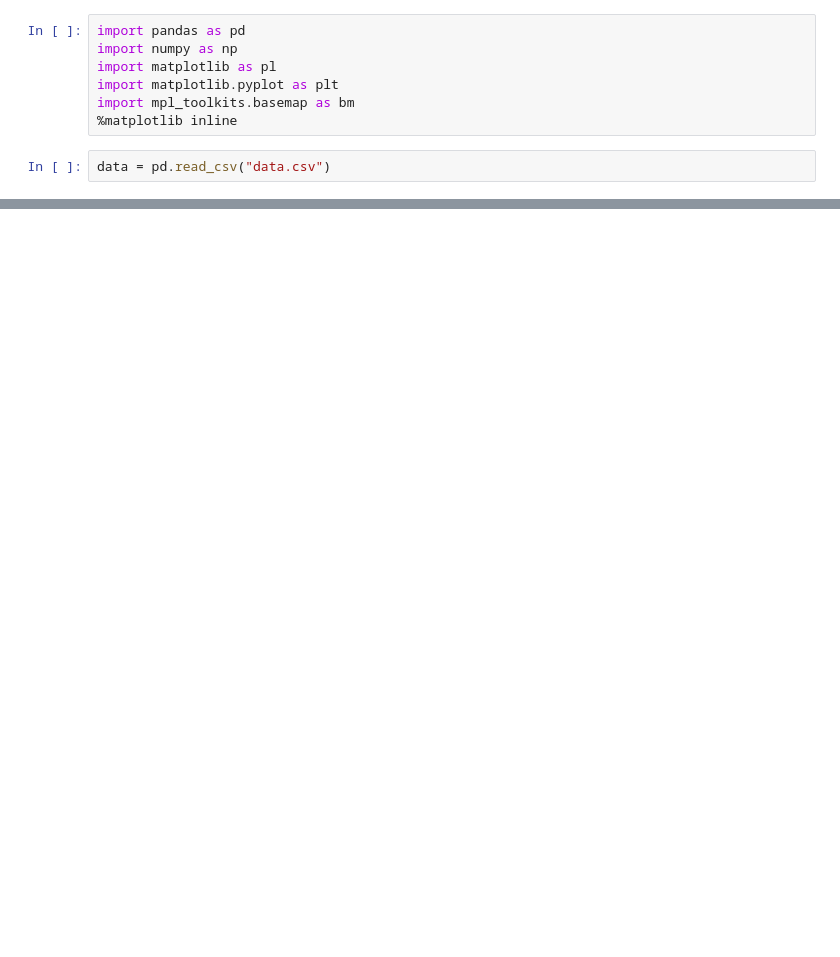
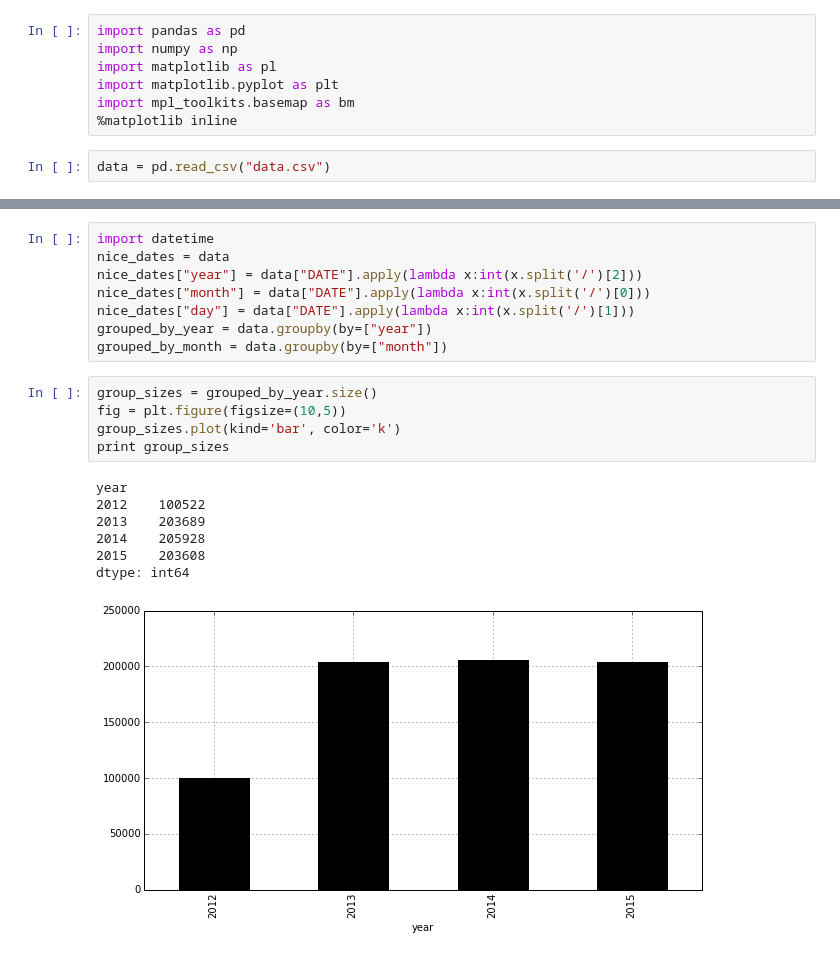
Before and after one commit to maltandhop/technosphere, a Jupyter notebook: project.ipynb, the cells around one changed output, grey strips where cells are left out. Cells and saved outputs as stored; diff of their text form; blank space fills up the shorter version.

Commit message:
built several ugly plots

```diff
--- a/project.ipynb
+++ b/project.ipynb
@@ -19,0 +15,21 @@ data.head()
+# %%
+import datetime
+nice_dates = data
+nice_dates["year"] = data["DATE"].apply(lambda x:int(x.split('/')[2]))
+nice_dates["month"] = data["DATE"].apply(lambda x:int(x.split('/')[0]))
+nice_dates["day"] = data["DATE"].apply(lambda x:int(x.split('/')[1]))
+grouped_by_year = data.groupby(by=["year"])
+grouped_by_month = data.groupby(by=["month"])
+# %%
+group_sizes = grouped_by_year.size()
+fig = plt.figure(figsize=(10,5))
+group_sizes.plot(kind='bar', color='k')
+print group_sizes
+# %% [output]
+year
+2012    100522
+2013    203689
+2014    205928
+2015    203608
+dtype: int64
+[figure, added]
```
Also changed, not shown: parts of 10 cells of this notebook, 4 other files.
